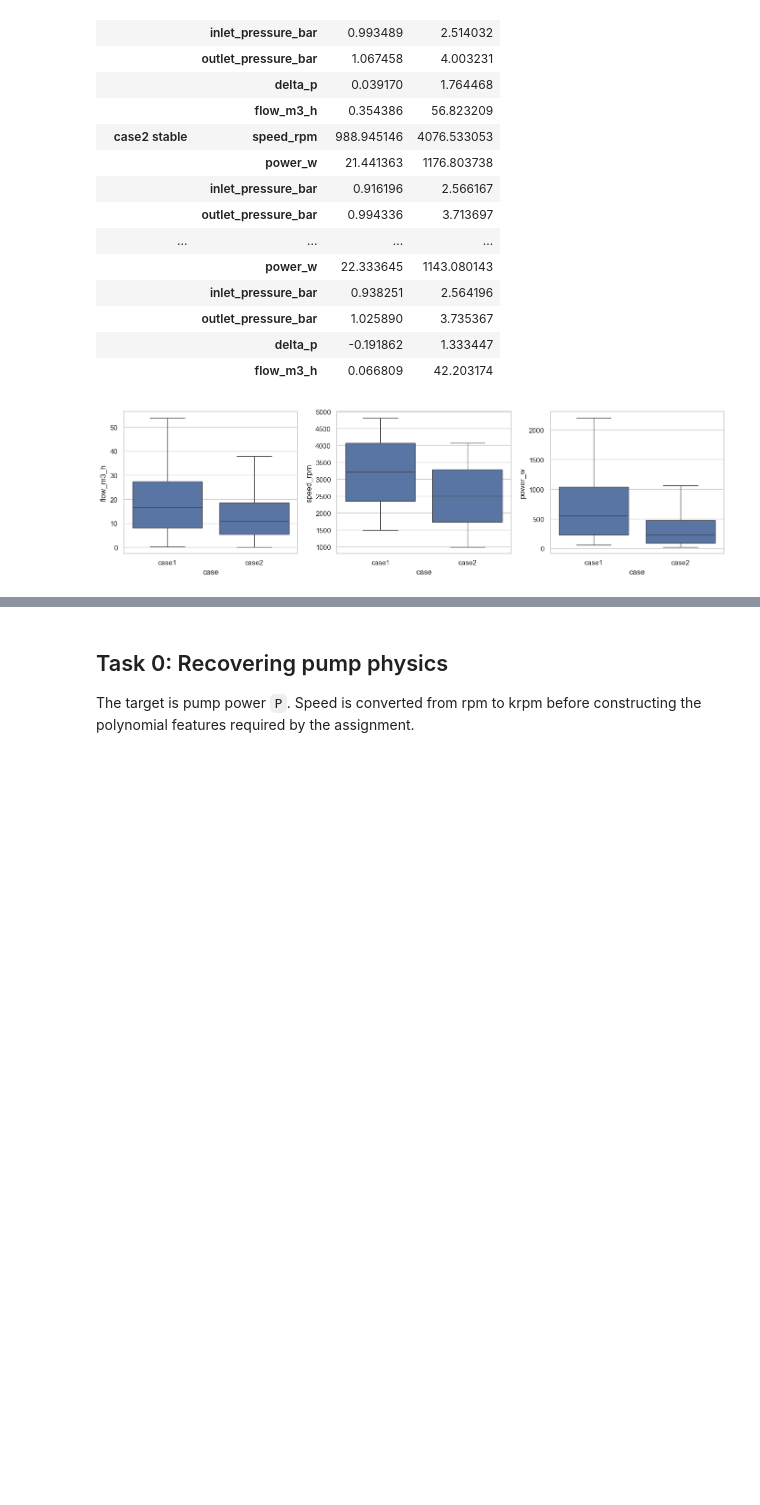
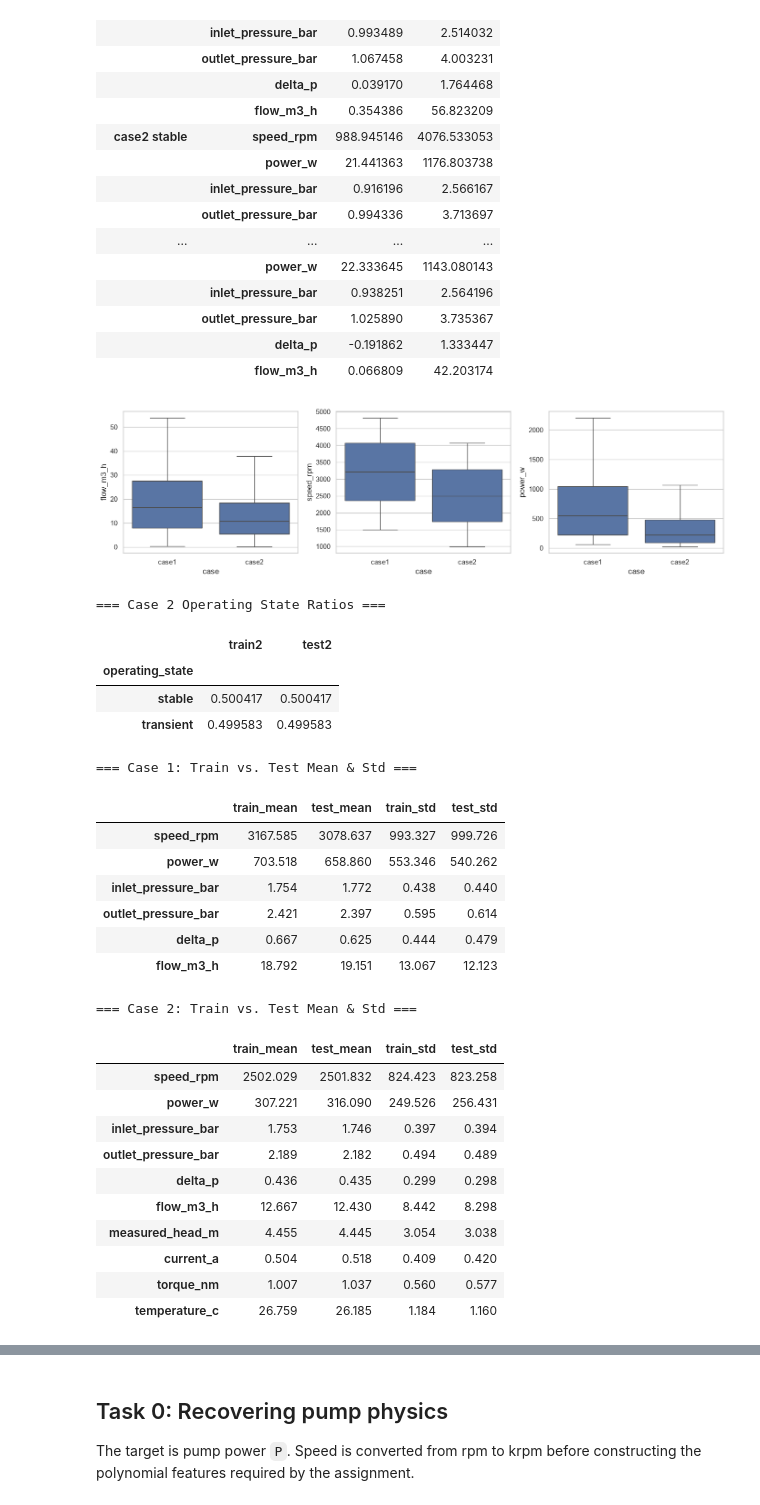
Before and after one commit to hugoolmo63/ML-grundfos-project26, a Jupyter notebook: notebooks/eda_and_cleaning.ipynb, the cells around one changed output, grey strips where cells are left out. Saved outputs shown, nothing was run; the diff lists cells and outputs as text; code cells hidden in the pictures; blank space fills up the shorter version.

```diff
--- a/notebooks/eda_and_cleaning.ipynb
+++ b/notebooks/eda_and_cleaning.ipynb
@@ -38,6 +39,8 @@ train2 = pd.read_csv(train2_p)
 # print(train2.describe())
 # %%
 # filtering and cleaning
+
+raw_train1, raw_train2 = train1, train2
 
 test1 = test1[test1['operating_state'] == 'stable'].replace([float('inf'), -float('inf')], float('nan')).dropna().drop_duplicates().reset_index(drop=True)
 train1 = train1[train1['operating_state'] == 'stable'].replace([float('inf'), -float('inf')], float('nan')).dropna().drop_duplicates().reset_index(drop=True)
@@ -58,10 +61,7 @@ features2 = features1 + ['measured_head_m', 'current_a', 'torque_nm', 'temperatu
 # %%
 # cleaning verification
 
-raw1 = pd.read_csv(train1_p)
-raw2 = pd.read_csv(train2_p)
-
-for name, raw, clean, states in [('case1', raw1, train1, ['stable']), ('case2', raw2, train2, ['stable','transient'])]:
+for name, raw, clean, states in [('case1', raw_train1, train1, ['stable']), ('case2', raw_train2, train2, ['stable','transient'])]:
     filtered = raw[raw['operating_state'].isin(states)]
     finite = filtered.replace([float('inf'), -float('inf')], float('nan')).dropna()
     display(pd.DataFrame({
@@ -452,3 +467,55 @@ plt.tight_layout()
 plt.show()
 # %% [output]
 [figure]
+# %%
+# train vs. test distribution and state drift check
+test_eda1 = test1.copy()
+test_eda2 = test2.copy()
+test_eda1['delta_p'] = test_eda1['outlet_pressure_bar'] - test_eda1['inlet_pressure_bar']
+test_eda2['delta_p'] = test_eda2['outlet_pressure_bar'] - test_eda2['inlet_pressure_bar']
+
+print("=== Case 2 Operating State Ratios ===")
+state_comp = pd.DataFrame({
+    'train2': train2['operating_state'].value_counts(normalize=True),
+    'test2': test2['operating_state'].value_counts(normalize=True)
+})
+display(state_comp)
+
+for name, tr, te, feats in [
+    ('Case 1', eda1, test_eda1, features1),
+    ('Case 2', eda2, test_eda2, features2)
+]:
+    print(f"\n=== {name}: Train vs. Test Mean & Std ===")
+    comp = pd.DataFrame({
+        'train_mean': tr[feats].mean(),
+        'test_mean': te[feats].mean(),
+        'train_std': tr[feats].std(),
+        'test_std': te[feats].std()
+    })
+    display(comp.round(3))
+# %% [output]
+=== Case 2 Operating State Ratios ===
+|  | train2 | test2 |
+| operating_state |  |  |
+| stable | 0.500417 | 0.500417 |
+| transient | 0.499583 | 0.499583 |
+=== Case 1: Train vs. Test Mean & Std ===
+|  | train_mean | test_mean | train_std | test_std |
+| speed_rpm | 3167.585 | 3078.637 | 993.327 | 999.726 |
+| power_w | 703.518 | 658.860 | 553.346 | 540.262 |
+| inlet_pressure_bar | 1.754 | 1.772 | 0.438 | 0.440 |
+| outlet_pressure_bar | 2.421 | 2.397 | 0.595 | 0.614 |
+| delta_p | 0.667 | 0.625 | 0.444 | 0.479 |
+| flow_m3_h | 18.792 | 19.151 | 13.067 | 12.123 |
+=== Case 2: Train vs. Test Mean & Std ===
+|  | train_mean | test_mean | train_std | test_std |
+| speed_rpm | 2502.029 | 2501.832 | 824.423 | 823.258 |
+| power_w | 307.221 | 316.090 | 249.526 | 256.431 |
+| inlet_pressure_bar | 1.753 | 1.746 | 0.397 | 0.394 |
+| outlet_pressure_bar | 2.189 | 2.182 | 0.494 | 0.489 |
+| delta_p | 0.436 | 0.435 | 0.299 | 0.298 |
+| flow_m3_h | 12.667 | 12.430 | 8.442 | 8.298 |
+| measured_head_m | 4.455 | 4.445 | 3.054 | 3.038 |
+| current_a | 0.504 | 0.518 | 0.409 | 0.420 |
+| torque_nm | 1.007 | 1.037 | 0.560 | 0.577 |
+| temperature_c | 26.759 | 26.185 | 1.184 | 1.160 |
```
Also changed, not shown: parts of 22 cells of this notebook, 23 other files.
